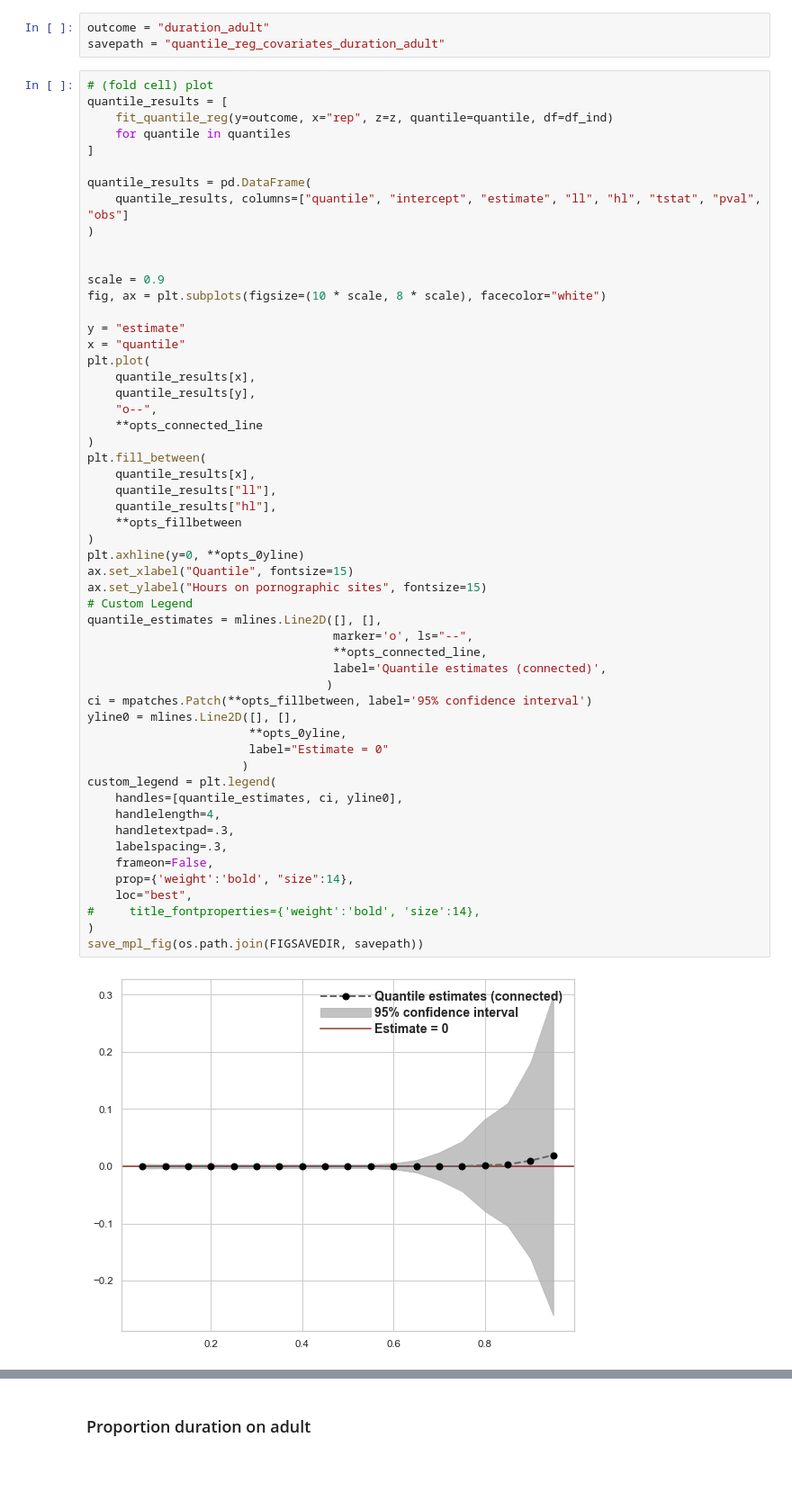
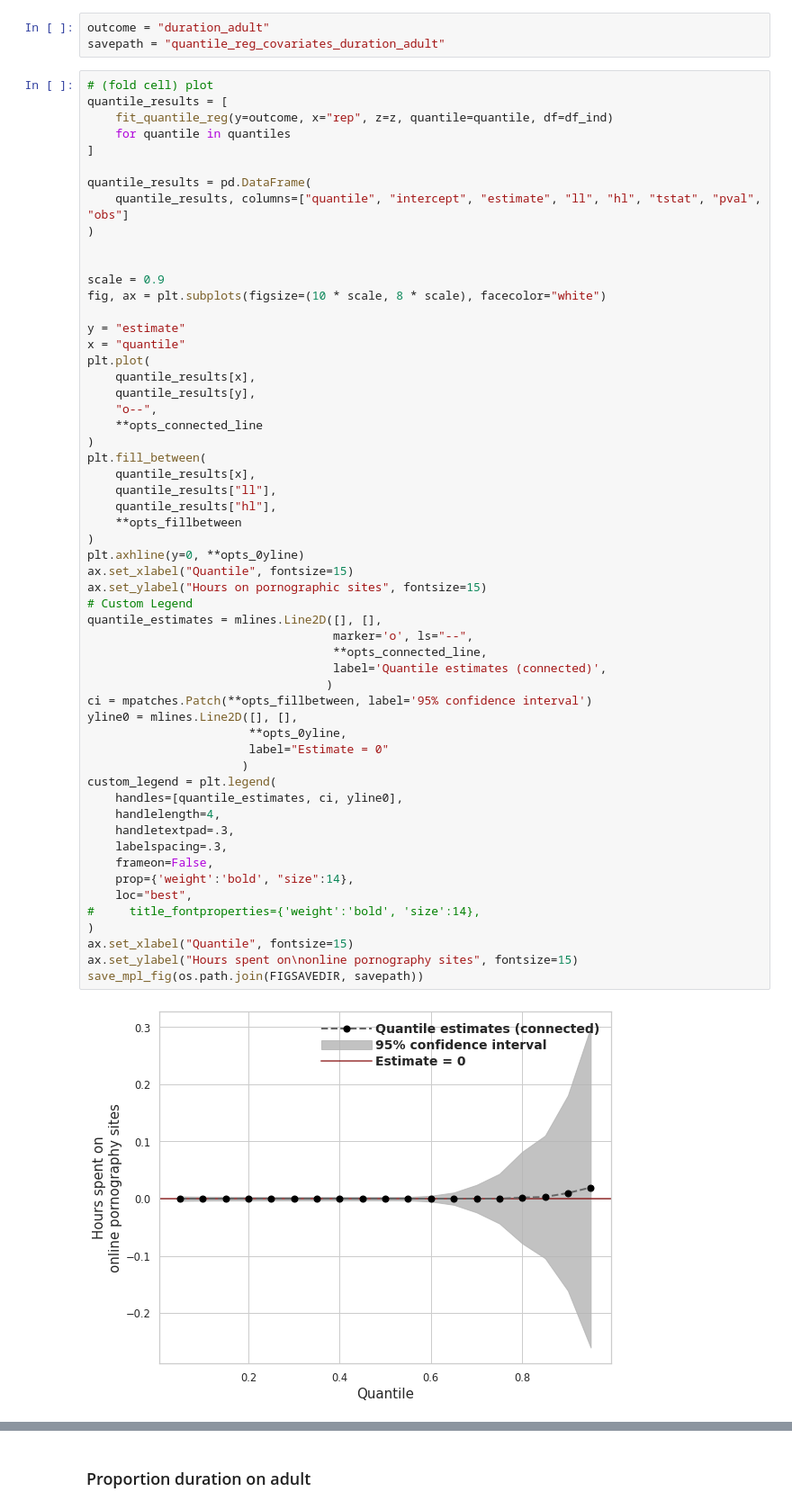
Before and after one commit to soodoku/adult, a Jupyter notebook: scripts/31_quantile_reg_covariates.ipynb, the cells around one changed output, grey strips where cells are left out. Shown at 90% size. Drawn from its saved outputs; the diff is of its cells as text; blank space fills up the shorter version.

```diff
--- a/scripts/31_quantile_reg_covariates.ipynb
+++ b/scripts/31_quantile_reg_covariates.ipynb
@@ -99,34 +99,36 @@ plt.fill_between(
     quantile_results["ll"],
     quantile_results["hl"],
     **opts_fillbetween
 )
 plt.axhline(y=0, **opts_0yline)
 ax.set_xlabel("Quantile", fontsize=15)
 ax.set_ylabel("Hours on pornographic sites", fontsize=15)
 # Custom Legend
 quantile_estimates = mlines.Line2D([], [],
                                    marker='o', ls="--",
                                    **opts_connected_line,
                                    label='Quantile estimates (connected)',
                                   )
 ci = mpatches.Patch(**opts_fillbetween, label='95% confidence interval')
 yline0 = mlines.Line2D([], [],
                        **opts_0yline,
                        label="Estimate = 0"
                       )
 custom_legend = plt.legend(
     handles=[quantile_estimates, ci, yline0],
     handlelength=4,
     handletextpad=.3,
     labelspacing=.3,
     frameon=False,
     prop={'weight':'bold', "size":14},
     loc="best",
 #     title_fontproperties={'weight':'bold', 'size':14},
 )
+ax.set_xlabel("Quantile", fontsize=15)
+ax.set_ylabel("Hours spent on\nonline pornography sites", fontsize=15)
 save_mpl_fig(os.path.join(FIGSAVEDIR, savepath))
 # %% [output]
-[figure, old version]
+[figure, new version]
 # %%
 # Get tables
 regtab_frag, regtab = esttab_ols_quantile(y=outcome, x="rep", z=z, quantiles=quantiles, df=df_ind)
```
Also changed, not shown: parts of 5 cells of this notebook, 1 other file.
